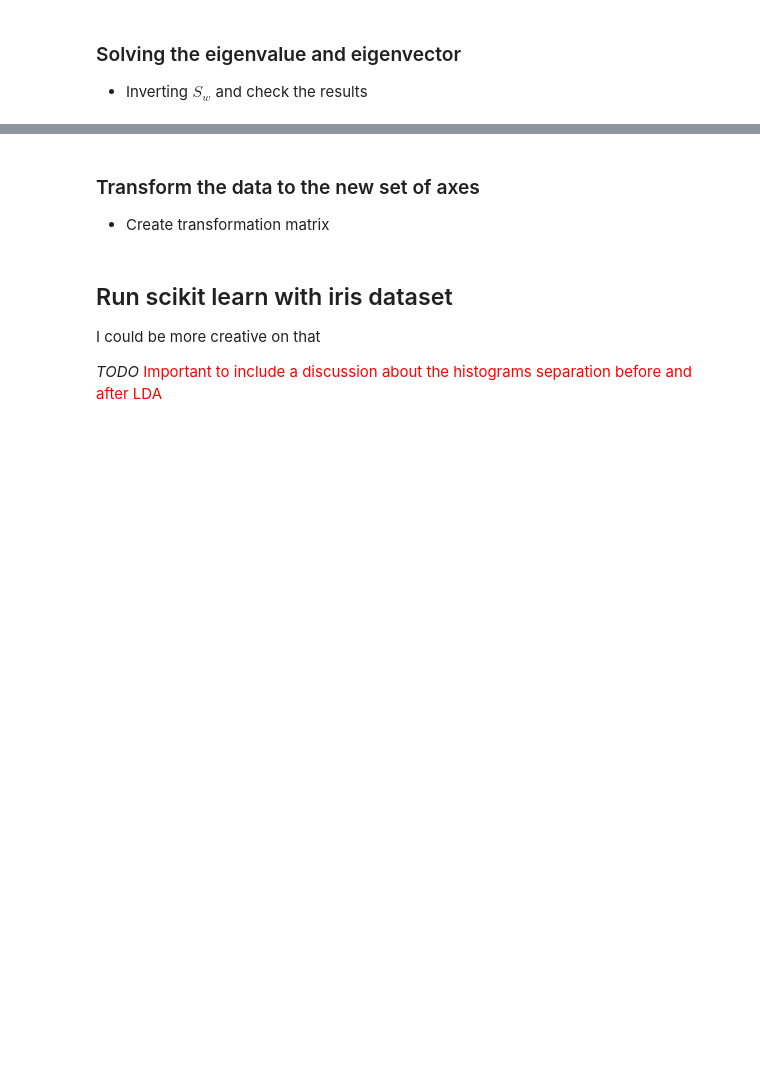
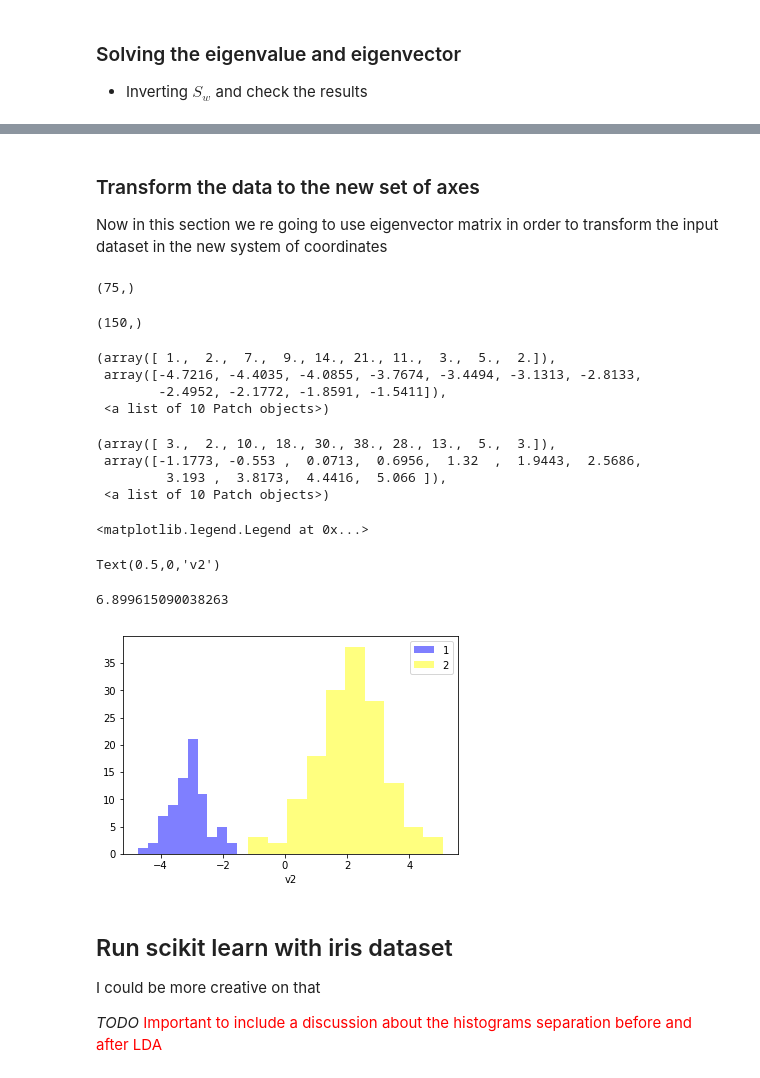
Before and after one commit to leandroohf/machine_learning_algorithms, a Jupyter notebook: 2018-06-18-lhof-simulated_data.ipynb, the cells around one changed output, grey strips where cells are left out. Saved outputs shown, nothing was run; the diff lists cells and outputs as text; code cells hidden in the pictures; blank space fills up the shorter version.

```diff
--- a/2018-06-18-lhof-simulated_data.ipynb
+++ b/2018-06-18-lhof-simulated_data.ipynb
@@ -488,4 +583,4 @@ array([[-0.6305,  0.3896],
 # %% [markdown]
 ### Transform the data to the new set of axes
 
-* Create transformation matrix
+Now in this section we re going to use eigenvector matrix in order to transform the input dataset in the new system of coordinates
@@ -509,3 +587,34 @@ array([[-0.6305,  0.3896],
+# %%
+Y1 = np.matmul(X1,v2)
+Y1.shape
+
+Y2 = np.matmul(X2,v2)
+Y2.shape
+
+ax = plt.gca()
+ax.hist(Y1,color='blue', alpha=0.5, label='1')
+ax.hist(Y2,color='yellow', alpha=0.5, label='2')
+plt.legend(loc='upper right')
+plt.xlabel('v2')
+
+Y = np.matmul(X,v2)
+
+np.var(Y)
+# %% [output]
+(75,)
+(150,)
+(array([ 1.,  2.,  7.,  9., 14., 21., 11.,  3.,  5.,  2.]),
+ array([-4.7216, -4.4035, -4.0855, -3.7674, -3.4494, -3.1313, -2.8133,
+        -2.4952, -2.1772, -1.8591, -1.5411]),
+ <a list of 10 Patch objects>)
+(array([ 3.,  2., 10., 18., 30., 38., 28., 13.,  5.,  3.]),
+ array([-1.1773, -0.553 ,  0.0713,  0.6956,  1.32  ,  1.9443,  2.5686,
+         3.193 ,  3.8173,  4.4416,  5.066 ]),
+ <a list of 10 Patch objects>)
+<matplotlib.legend.Legend at 0x...>
+Text(0.5,0,'v2')
+6.899615090038263
+[figure, added]
 # %% [markdown]
 ## Run scikit learn with iris dataset
 
```
Also changed, not shown: parts of 20 cells of this notebook.
